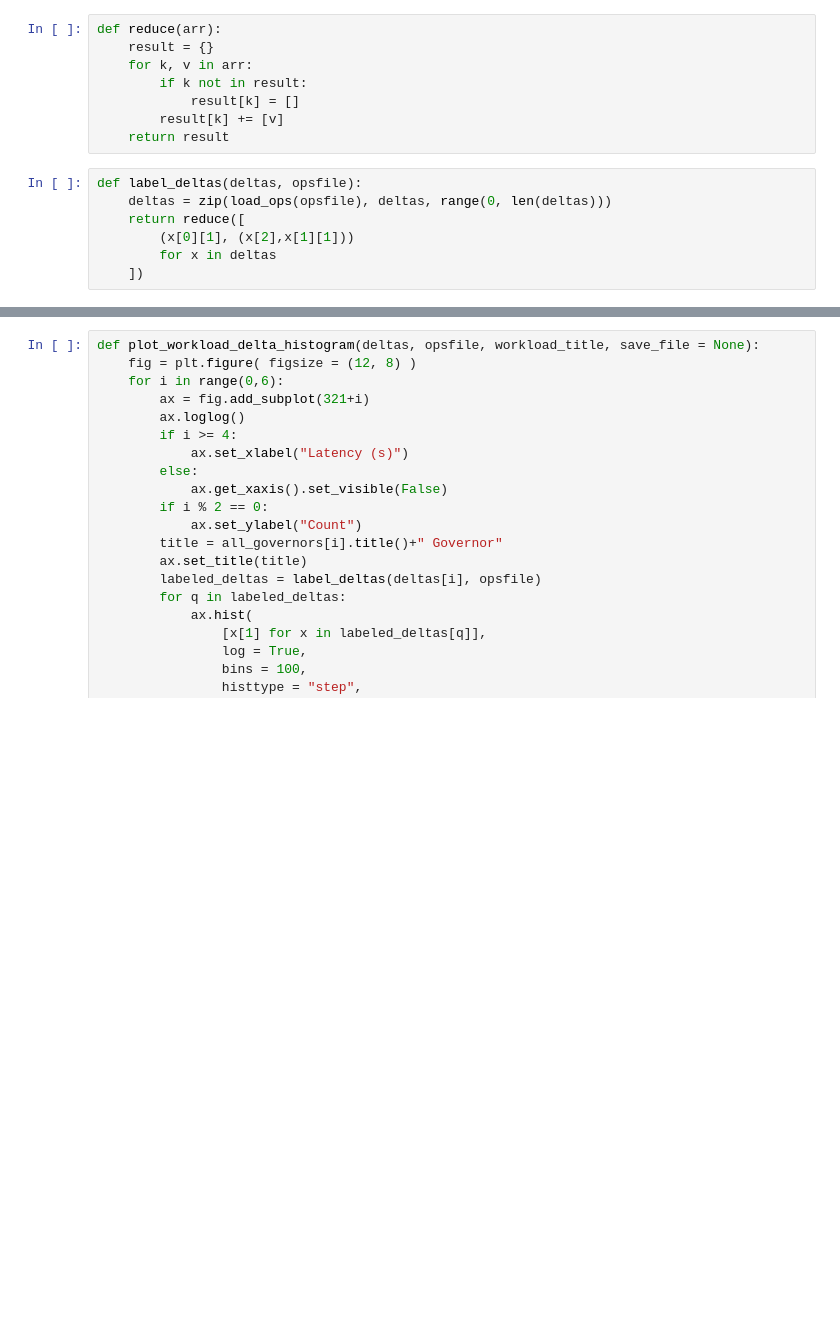
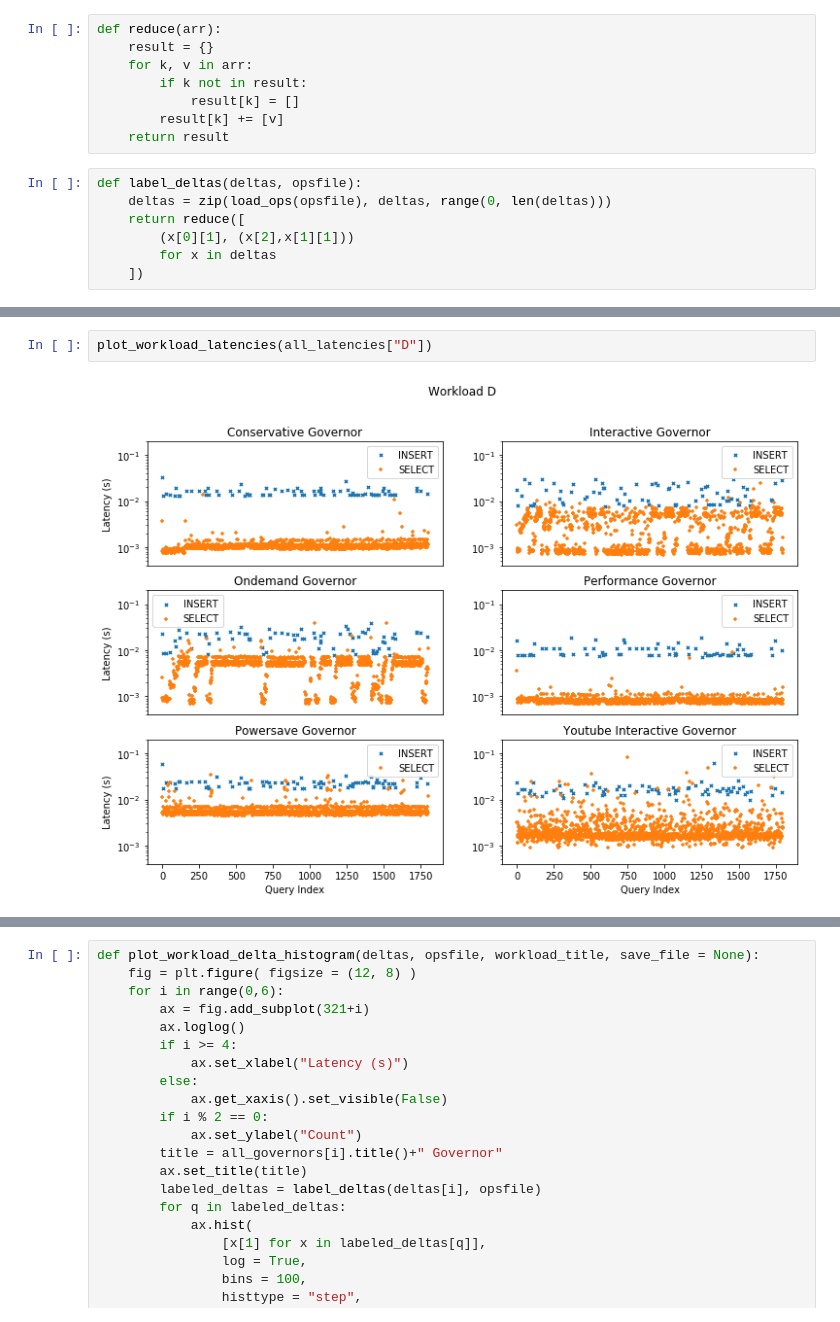
Before and after one commit to UBOdin/PocketBench, a Jupyter notebook: notebooks/Governor Timelines.ipynb, the cells around one changed output, grey strips where cells are left out. Saved outputs shown, nothing was run; the diff lists cells and outputs as text; blank space fills up the shorter version.

```diff
--- a/notebooks/Governor Timelines.ipynb
+++ b/notebooks/Governor Timelines.ipynb
@@ -256,0 +217,4 @@ plot_workload_deltas(H_log_deltas, opsfiles[7], "Workload H", "workload_h_time_l
+# %%
+plot_workload_latencies(all_latencies["D"])
+# %% [output]
+[figure, added]
```
Also changed, not shown: parts of 44 cells of this notebook, 1 other file.
